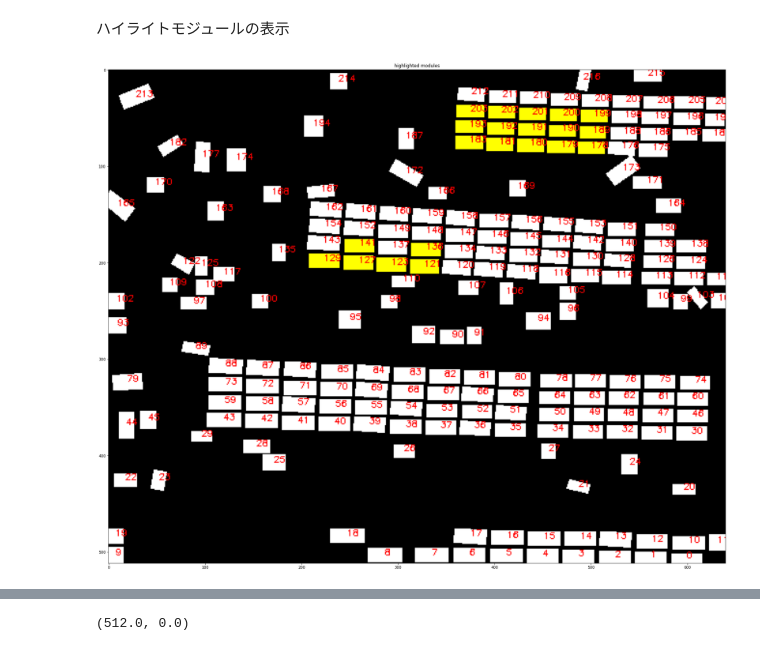
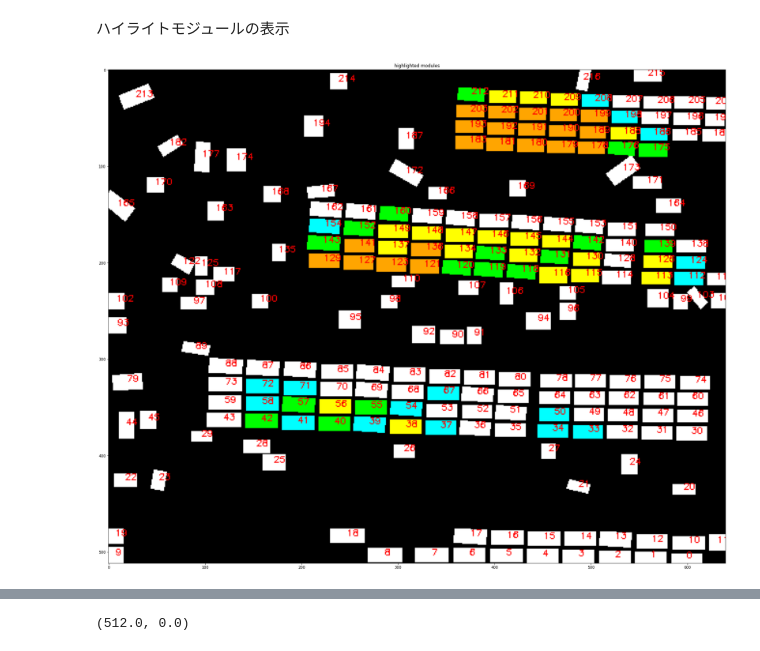
Before and after one commit to nqanh98/anomaly_detection, a Jupyter notebook: test_module_extraction.ipynb, the cells around one changed output, grey strips where cells are left out. Drawn from its saved outputs; the diff is of its cells as text; code cells hidden in the pictures.

Commit message:
modify modules

```diff
--- a/test_module_extraction.ipynb
+++ b/test_module_extraction.ipynb
@@ -12,7 +13,8 @@ from module_extraction import Filters, Modules
 # %%
 input_img_path = '../ModuleExtraction/hokuto/thermal/DJI_0123_R.JPG'
 thermal_npdat_path = "../ModuleExtraction/hokuto/thermal"
-anomaly_csv_path = "./modules_Module-Anomaly.csv"
+with open('anomaly_modules.json', 'r') as f:
+    anomaly_modules = json.load(f)
 # %% [markdown]
 フィルタの適用
 # %%
@@ -45,7 +47,7 @@ module_extraction.show_img({"modules":img_filtered},cmap="gray",figsize=(30,30))
 # %% [markdown]
 モジュール輪郭の検出
 # %%
-modules = Modules(img_filtered, anomaly_csv_path)
+modules = Modules(img_filtered, anomaly_modules)
 # %% [markdown]
 モジュール情報の表示
 # %%
@@ -70,0 +70,19 @@ img_filled_index = modules.get_img_target_contours(
+# %%
+color_list = {
+    "Single-Hotspot": (0,255,255), # aqua
+    "Multi-Hotspots": (0,255,0), # green
+    "Cluster-Anomaly": (255,255,0), # yellow
+    "Module-Anomaly": (255,165,0), # orange
+}
+img_target_index = modules.get_img_contours(img_org, index=False)
+for k, v in anomaly_contours.items():
+    if k == "Normal":
+        continue
+    else:
+        img_target_index = modules.get_img_target_contours(
+            img_target_index, v, index=True, color=color_list[k])
+module_extraction.show_img(
+    {"highlighted modules":img_target_index}, cmap="gray", figsize=(30,30)
+)
+# %% [output]
+[figure, added]
@@ -74,4 +95,0 @@ img_sta_index = modules.get_img_target_contours(
-# %%
-module_extraction.show_img({"highlighted modules":img_filled_index},cmap="gray",figsize=(30,30))
-# %% [output]
-[figure, removed]
```
Also changed, not shown: parts of 9 cells of this notebook, 7 other files.
